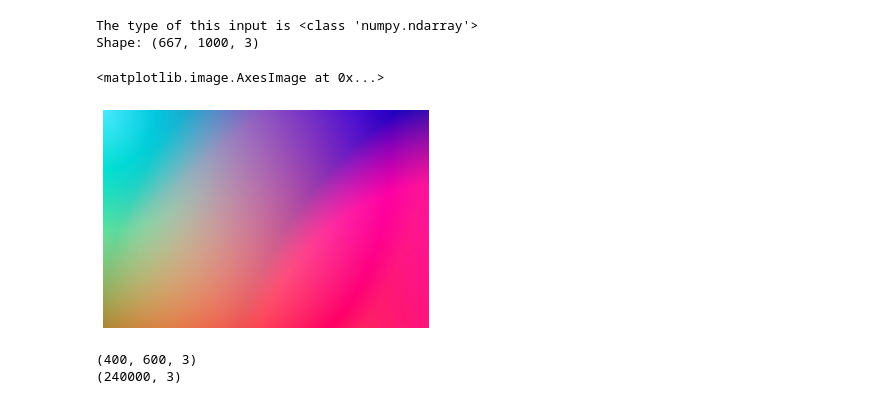
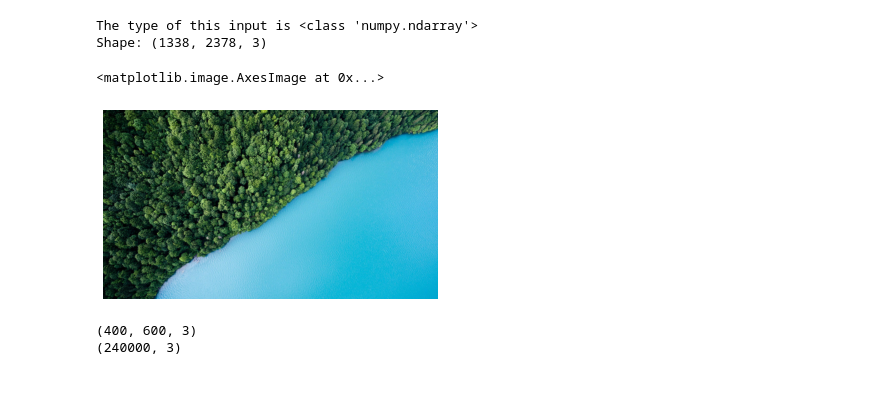
Before and after one commit to tirtharajsinha/image-color-extractor, a Jupyter notebook: Color identification from image using K-means clustering.ipynb, the cells around one changed output. Cells and saved outputs as stored; diff of their text form; code cells hidden in the pictures.

```diff
--- a/Color identification from image using K-means clustering.ipynb
+++ b/Color identification from image using K-means clustering.ipynb
@@ -10,19 +10,19 @@ import pprint
 
 %matplotlib inline
 # %%
-image = cv2.imread('C:/Users/TIRTHA/Downloads/images/photo-1579546929662-711aa81148cf.jpg')
+image = cv2.imread('C:/Users/TIRTHA/Downloads/images/a7d2d8ae116f32f8e64ea45e4154bf50.jpg')
 image = cv2.cvtColor(image, cv2.COLOR_BGR2RGB)
 plt.axis('off')
 plt.imshow(image)
 print("The type of this input is {}".format(type(image)))
 print("Shape: {}".format(image.shape))
 plt.axis('off')
 plt.imshow(image)
 # %% [output]
 The type of this input is <class 'numpy.ndarray'>
-Shape: (667, 1000, 3)
+Shape: (1338, 2378, 3)
 <matplotlib.image.AxesImage at 0x...>
-[figure, old version]
+[figure, new version]
 # %%
 modified_image = cv2.resize(image, (600, 400), interpolation = cv2.INTER_AREA)
 print(modified_image.shape)
```
Also changed, not shown: parts of 3 cells of this notebook.
